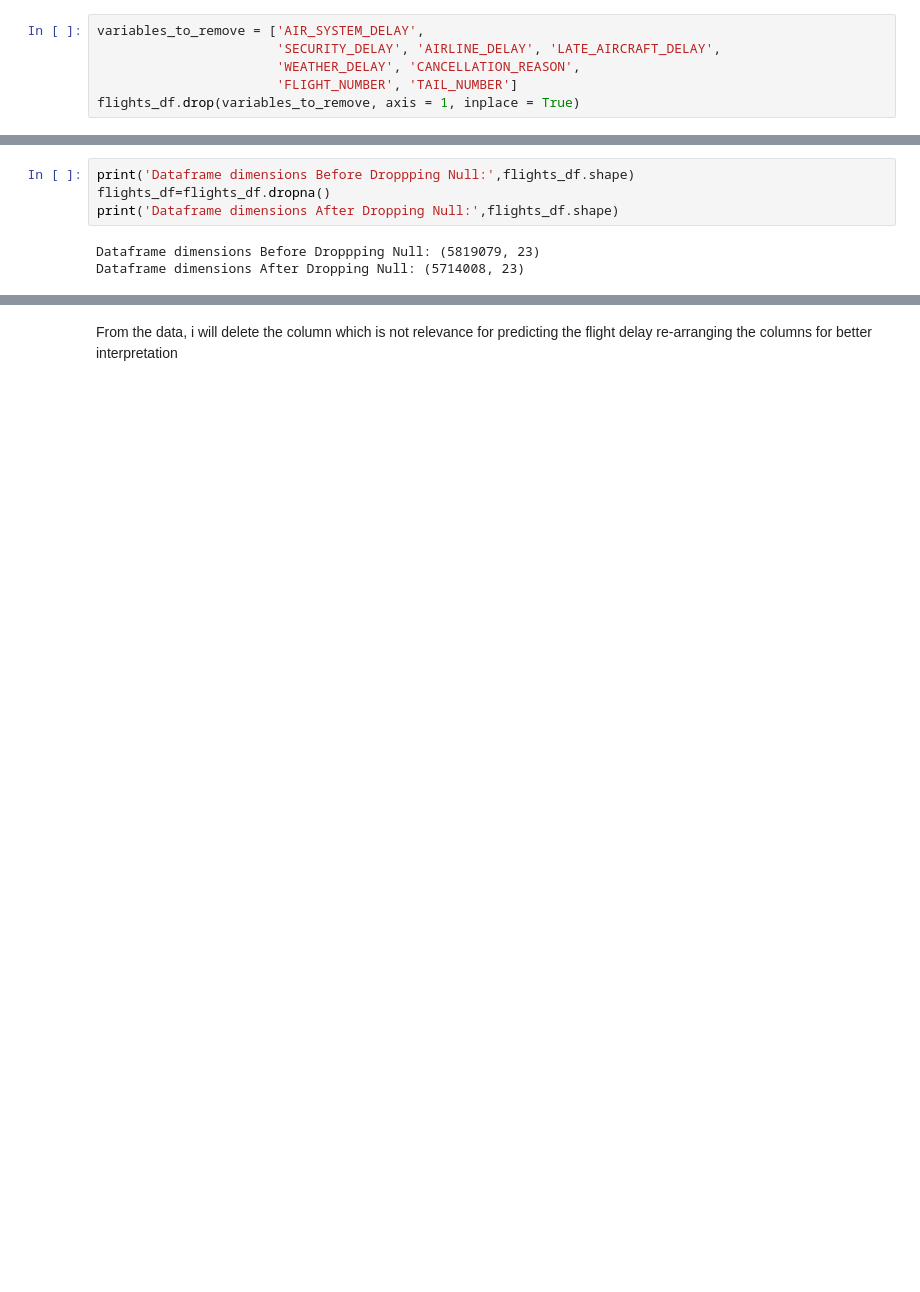
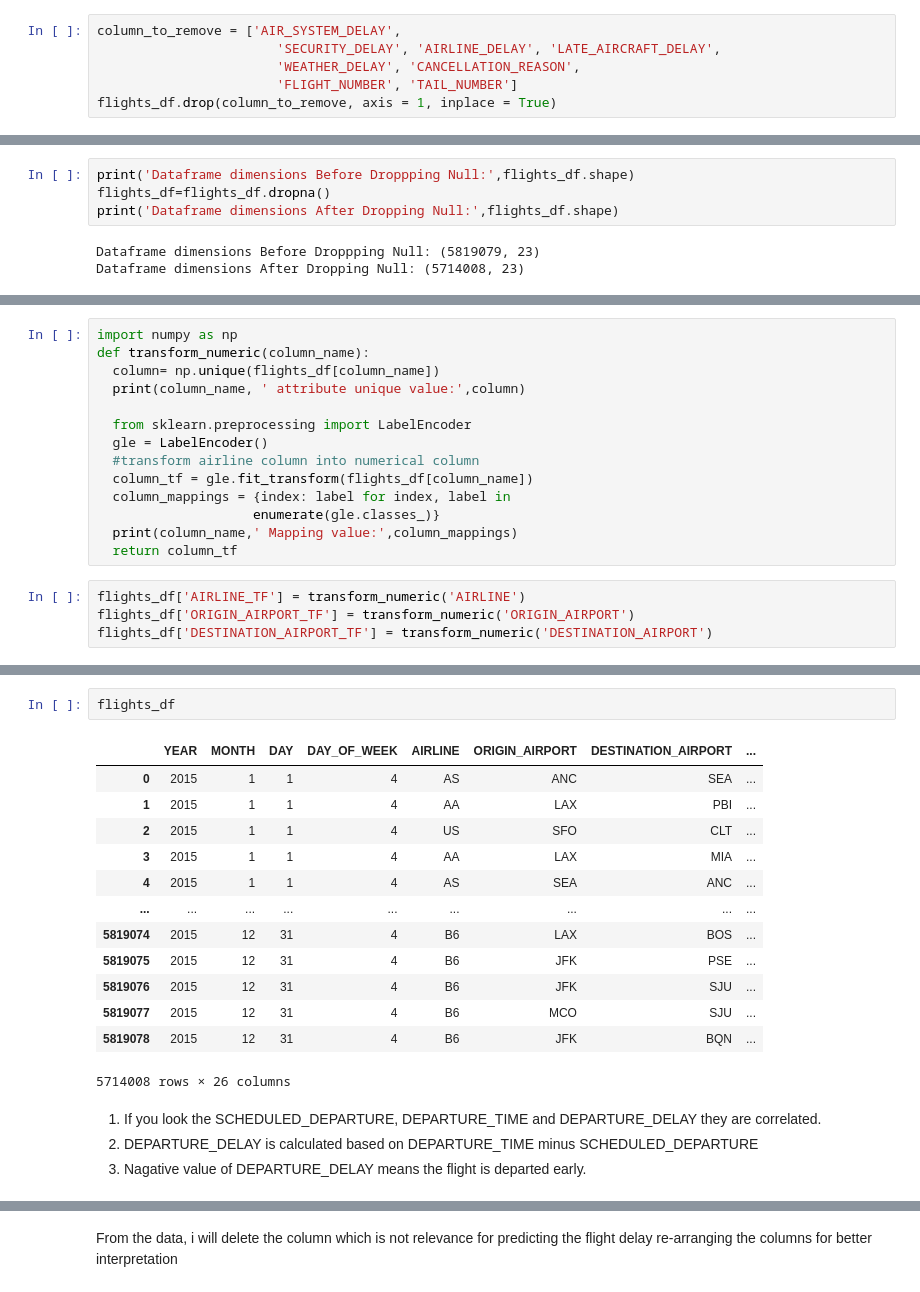
Before and after one commit to arvind-maurya/IIML_Group_Project, a Jupyter notebook: Predicting_Flight_Delay_Trial.ipynb, the cells around one changed output, grey strips where cells are left out. Cells and saved outputs as stored; diff of their text form; blank space fills up the shorter version.

```diff
--- a/Predicting_Flight_Delay_Trial.ipynb
+++ b/Predicting_Flight_Delay_Trial.ipynb
@@ -32,11 +32,11 @@ flights_df.head()
 | 3 | 2015 | 1 | 1 | 4 | AA | 258 | N3HYAA | LAX | ... |
 | 4 | 2015 | 1 | 1 | 4 | AS | 135 | N527AS | SEA | ... |
 # %%
-variables_to_remove = ['AIR_SYSTEM_DELAY',
+column_to_remove = ['AIR_SYSTEM_DELAY',
                        'SECURITY_DELAY', 'AIRLINE_DELAY', 'LATE_AIRCRAFT_DELAY',
                        'WEATHER_DELAY', 'CANCELLATION_REASON',
                        'FLIGHT_NUMBER', 'TAIL_NUMBER']
-flights_df.drop(variables_to_remove, axis = 1, inplace = True)
+flights_df.drop(column_to_remove, axis = 1, inplace = True)
 # %%
 flights_df.head()
 # %% [output]
@@ -144,0 +77,18 @@ flights_df.describe(include='all')
+# %%
+import numpy as np
+def transform_numeric(column_name):
+  column= np.unique(flights_df[column_name])
+  print(column_name, ' attribute unique value:',column)
+
+  from sklearn.preprocessing import LabelEncoder
+  gle = LabelEncoder()
+  #transform airline column into numerical column
+  column_tf = gle.fit_transform(flights_df[column_name])
+  column_mappings = {index: label for index, label in
+                    enumerate(gle.classes_)}
+  print(column_name,' Mapping value:',column_mappings)
+  return column_tf
+# %%
+flights_df['AIRLINE_TF'] = transform_numeric('AIRLINE')
+flights_df['ORIGIN_AIRPORT_TF'] = transform_numeric('ORIGIN_AIRPORT')
+flights_df['DESTINATION_AIRPORT_TF'] = transform_numeric('DESTINATION_AIRPORT')
@@ -144,0 +113,20 @@ flights_df.describe(include='all')
+# %%
+flights_df
+# %% [output]
+|  | YEAR | MONTH | DAY | DAY_OF_WEEK | AIRLINE | ORIGIN_AIRPORT | DESTINATION_AIRPORT | ... |
+| 0 | 2015 | 1 | 1 | 4 | AS | ANC | SEA | ... |
+| 1 | 2015 | 1 | 1 | 4 | AA | LAX | PBI | ... |
+| 2 | 2015 | 1 | 1 | 4 | US | SFO | CLT | ... |
+| 3 | 2015 | 1 | 1 | 4 | AA | LAX | MIA | ... |
+| 4 | 2015 | 1 | 1 | 4 | AS | SEA | ANC | ... |
+| ... | ... | ... | ... | ... | ... | ... | ... | ... |
+| 5819074 | 2015 | 12 | 31 | 4 | B6 | LAX | BOS | ... |
+| 5819075 | 2015 | 12 | 31 | 4 | B6 | JFK | PSE | ... |
+| 5819076 | 2015 | 12 | 31 | 4 | B6 | JFK | SJU | ... |
+| 5819077 | 2015 | 12 | 31 | 4 | B6 | MCO | SJU | ... |
+| 5819078 | 2015 | 12 | 31 | 4 | B6 | JFK | BQN | ... |
+5714008 rows × 26 columns
+# %% [markdown]
+1. If you look the SCHEDULED_DEPARTURE, 	DEPARTURE_TIME and	DEPARTURE_DELAY they are correlated.
+2. DEPARTURE_DELAY is calculated based on DEPARTURE_TIME minus SCHEDULED_DEPARTURE
+3. Nagative value of DEPARTURE_DELAY means the flight is departed early.
```
Also changed, not shown: parts of 82 cells of this notebook.
